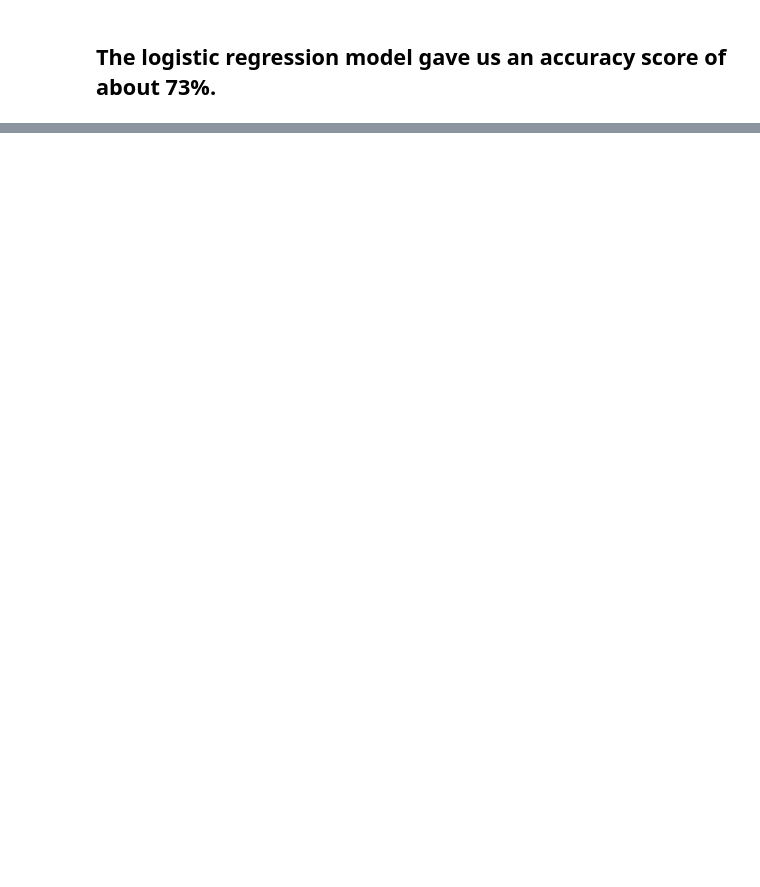
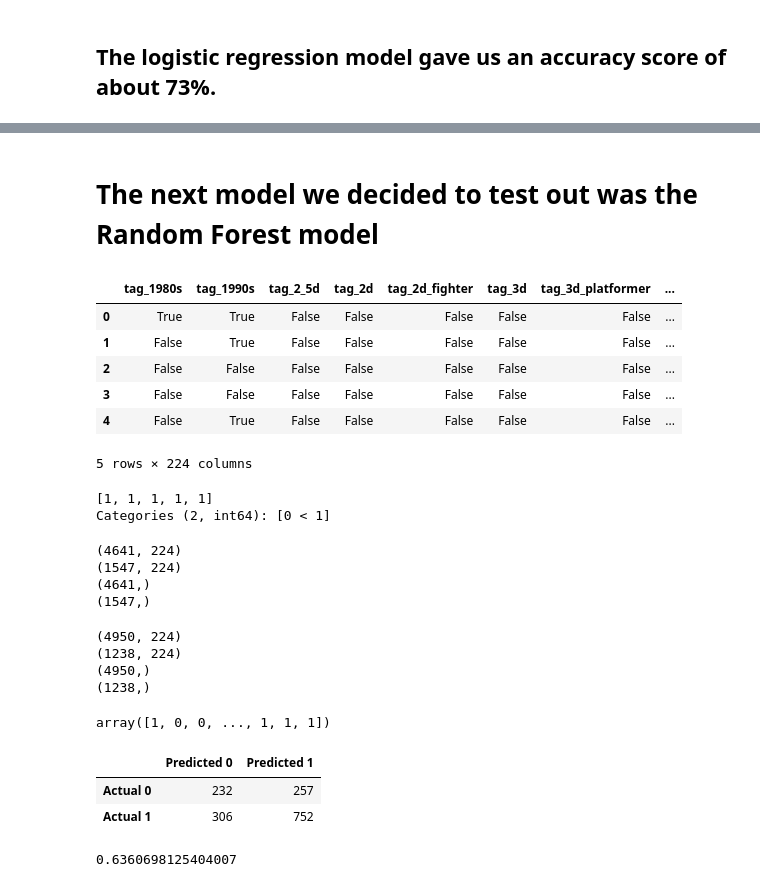
Before and after one commit to zubair97431/UpAndComingVideoGames, a Jupyter notebook: machine_learning_model/Machine Learning on Popular Tags and Positive Ratings.ipynb, the cells around one changed output, grey strips where cells are left out. Saved outputs shown, nothing was run; the diff lists cells and outputs as text; code cells hidden in the pictures; blank space fills up the shorter version.

```diff
--- a/machine_learning_model/Machine Learning on Popular Tags and Positive Ratings.ipynb
+++ b/machine_learning_model/Machine Learning on Popular Tags and Positive Ratings.ipynb
@@ -130,0 +182,2 @@ print(accuracy_score(y_test, y_pred))
+# %% [markdown]
+# The next model we decided to test out was the Random Forest model
@@ -130,0 +188,20 @@ print(accuracy_score(y_test, y_pred))
+# %%
+# Define the features set.
+X = popular_tags.copy()
+X = X.drop("classification", axis=1)
+X.head()
+# %% [output]
+|  | tag_1980s | tag_1990s | tag_2_5d | tag_2d | tag_2d_fighter | tag_3d | tag_3d_platformer | ... |
+| 0 | True | True | False | False | False | False | False | ... |
+| 1 | False | True | False | False | False | False | False | ... |
+| 2 | False | False | False | False | False | False | False | ... |
+| 3 | False | False | False | False | False | False | False | ... |
+| 4 | False | True | False | False | False | False | False | ... |
+5 rows × 224 columns
+# %%
+# Define the target set.
+y = popular_tags["classification"].values
+y[:5]
+# %% [output]
+[1, 1, 1, 1, 1]
+Categories (2, int64): [0 < 1]
@@ -130,0 +211,11 @@ print(accuracy_score(y_test, y_pred))
+# %%
+# Determine the shape of our training and testing sets.
+print(X_train.shape)
+print(X_test.shape)
+print(y_train.shape)
+print(y_test.shape)
+# %% [output]
+(4641, 224)
+(1547, 224)
+(4641,)
+(1547,)
@@ -130,0 +225,11 @@ print(accuracy_score(y_test, y_pred))
+# %%
+# Determine the shape of our training and testing sets.
+print(X_train2.shape)
+print(X_test2.shape)
+print(y_train2.shape)
+print(y_test2.shape)
+# %% [output]
+(4950, 224)
+(1238, 224)
+(4950,)
+(1238,)
@@ -130,0 +254,17 @@ print(accuracy_score(y_test, y_pred))
+# %%
+predictions
+# %% [output]
+array([1, 0, 0, ..., 1, 1, 1])
+# %%
+# Calculating the confusion matrix
+cm = confusion_matrix(y_test, predictions)
+
+# Create a DataFrame from the confusion matrix.
+cm_df = pd.DataFrame(
+    cm, index=["Actual 0", "Actual 1"], columns=["Predicted 0", "Predicted 1"])
+
+cm_df
+# %% [output]
+|  | Predicted 0 | Predicted 1 |
+| Actual 0 | 232 | 257 |
+| Actual 1 | 306 | 752 |
@@ -130,0 +274,4 @@ print(accuracy_score(y_test, y_pred))
+# %%
+acc_score
+# %% [output]
+0.6360698125404007
```
Also changed, not shown: parts of 25 cells of this notebook, 9 other files.
